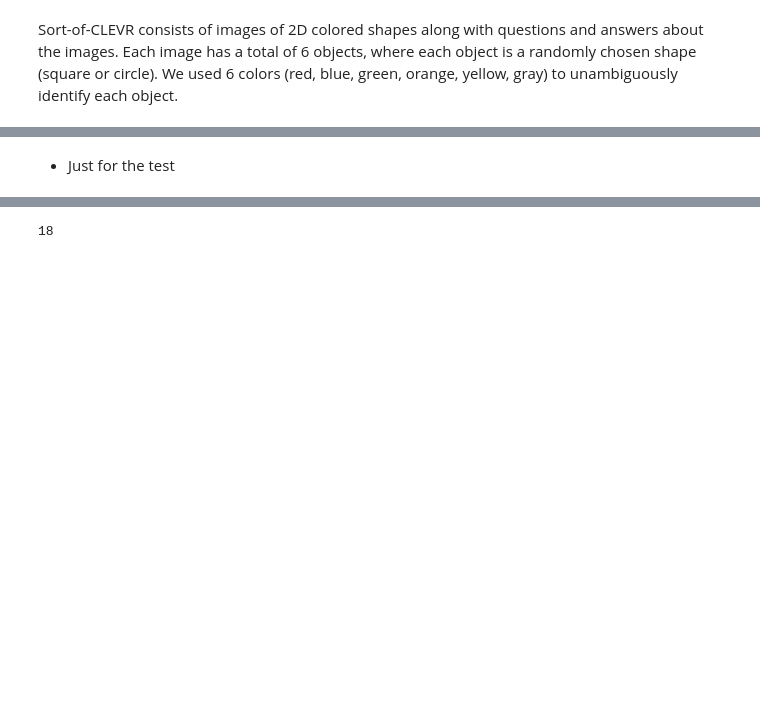
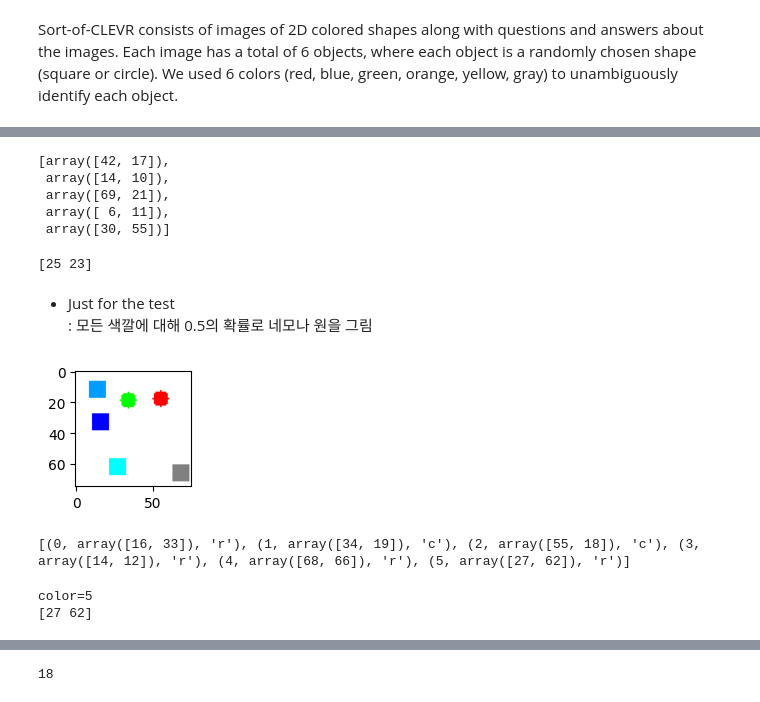
Before and after one commit to dalek7/sort_of_clevr, a Jupyter notebook: sort_of_clevr_test.ipynb, the cells around one changed output, grey strips where cells are left out. Cells and saved outputs as stored; diff of their text form; code cells hidden in the pictures; blank space fills up the shorter version.

```diff
--- a/sort_of_clevr_test.ipynb
+++ b/sort_of_clevr_test.ipynb
@@ -61,6 +63,19 @@ def center_generate(objects):
                     pas = False
         if pas:
             return center
+# %%
+[center_generate([]) for _ in range(5)]
+# %% [output]
+[array([42, 17]),
+ array([14, 10]),
+ array([69, 21]),
+ array([ 6, 11]),
+ array([30, 55])]
+# %%
+center = center_generate([])
+print(center)
+# %% [output]
+[25 23]
 # %%
 def test_img(n_figs=5):
     vimg=[]
@@ -85,5 +102,29 @@ def test_img(n_figs=5):
         vobject.append(objects)
     return vimg, vobject
 # %% [markdown]
-* Just for the test
+* Just for the test <br>
+: 모든 색깔에 대해 0.5의 확률로 네모나 원을 그림
+# %%
+ntest = 1
+plt.figure(figsize=(1.5,1.5), dpi=100)
+vimg, vobjects = test_img(ntest)
+plt.imshow(vimg[0])
+plt.show()
+# %% [output]
+[figure, added]
+# %%
+print(vobjects[0]) # (color_id,center,'rect' / 'circle')
+# %% [output]
+[(0, array([16, 33]), 'r'), (1, array([34, 19]), 'c'), (2, array([55, 18]), 'c'), (3, array([14, 12]), 'r'), (4, array([68, 66]), 'r'), (5, array([27, 62]), 'r')]
+# %%
+color = random.randint(0,5)
+print('color={}'.format(color))
+
+objects = vobjects[0]
+my_obj = objects[color][1]  # center 점을 my_obj라고 부름
+                            # color는 unique하게 부여되기 때문에 객체 인덱스역할
+print(my_obj)
+# %% [output]
+color=5
+[27 62]
 # %%
```
Also changed, not shown: parts of 11 cells of this notebook.
